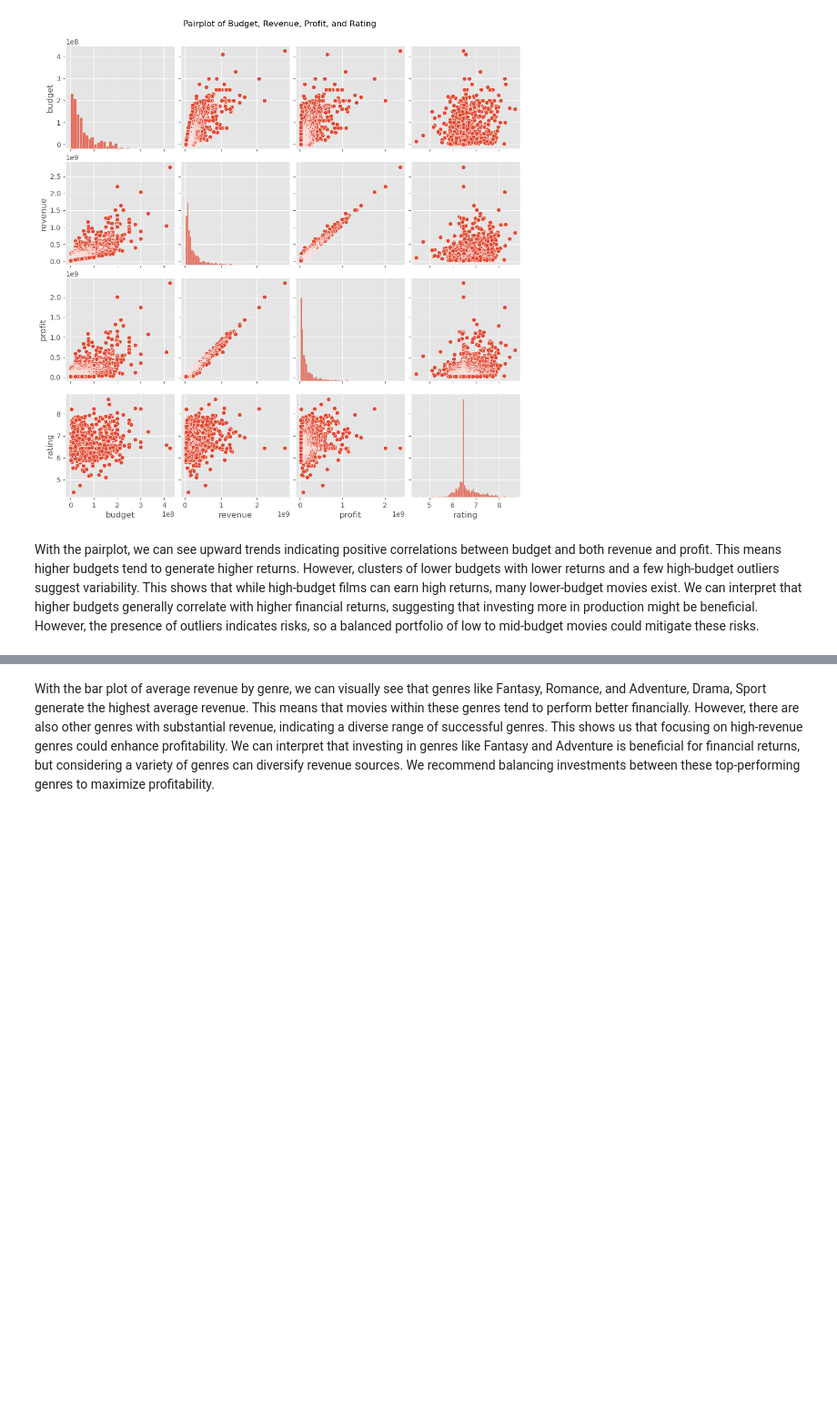
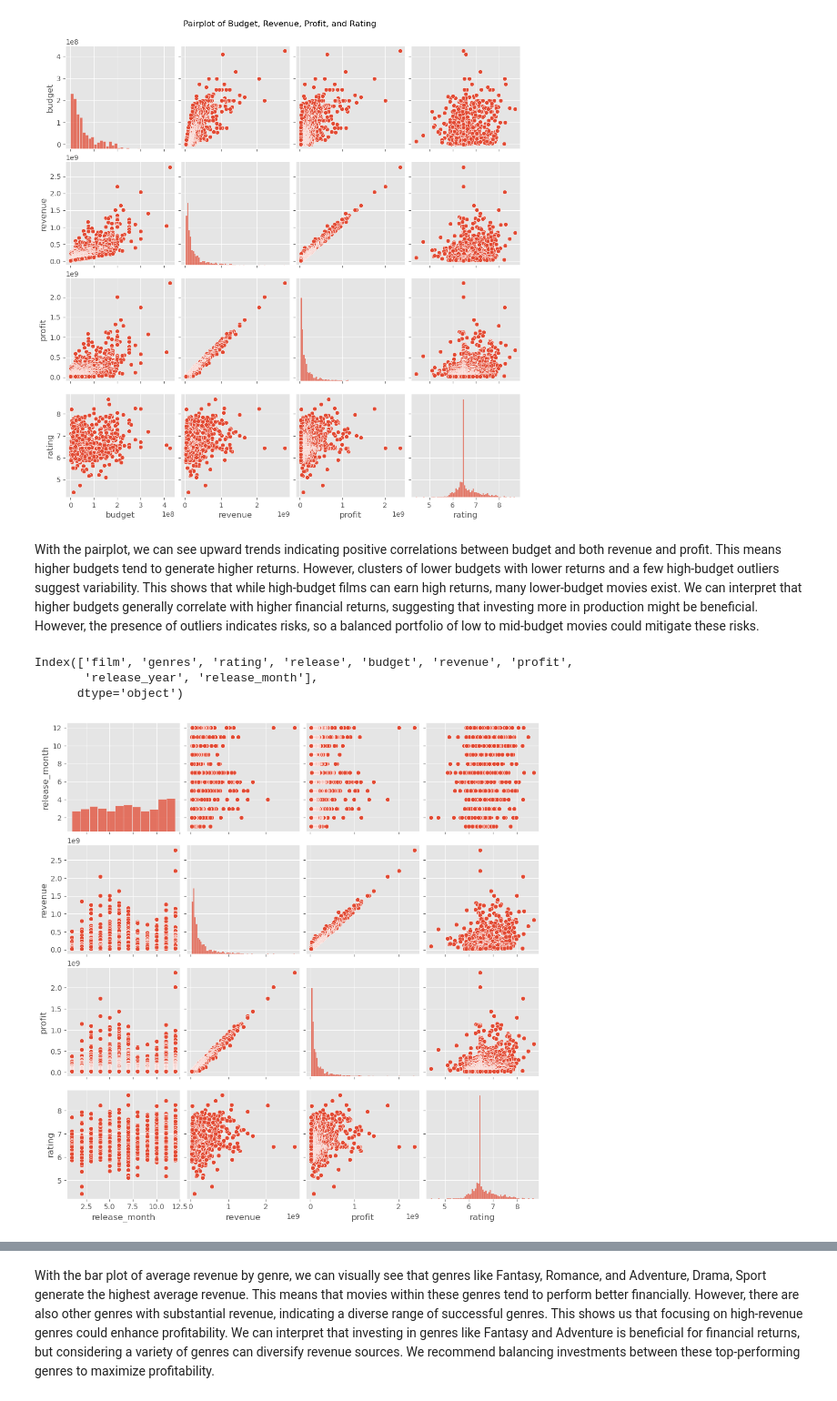
Before and after one commit to mrhussaink7/new-films-movie-data, a Jupyter notebook: index.ipynb, the cells around one changed output, grey strips where cells are left out. Shown at 91% size. Saved outputs shown, nothing was run; the diff lists cells and outputs as text; code cells hidden in the pictures; blank space fills up the shorter version.

```diff
--- a/index.ipynb
+++ b/index.ipynb
@@ -653,4 +653,15 @@ visualize_df_pairplot()
 [figure]
 # %% [markdown]
 With the pairplot, we can see upward trends indicating positive correlations between budget and both revenue and profit. This means higher budgets tend to generate higher returns. However, clusters of lower budgets with lower returns and a few high-budget outliers suggest variability. This shows that while high-budget films can earn high returns, many lower-budget movies exist. We can interpret that higher budgets generally correlate with higher financial returns, suggesting that investing more in production might be beneficial. However, the presence of outliers indicates risks, so a balanced portfolio of low to mid-budget movies could mitigate these risks.
+# %%
+df.columns
+# %% [output]
+Index(['film', 'genres', 'rating', 'release', 'budget', 'revenue', 'profit',
+       'release_year', 'release_month'],
+      dtype='object')
+# %%
+sns.pairplot(df[['release_month', 'revenue', 'profit', 'rating']])
+plt.show()
+# %% [output]
+[figure, added]
 # %% [markdown]
```
Also changed, not shown: parts of 32 cells of this notebook.
